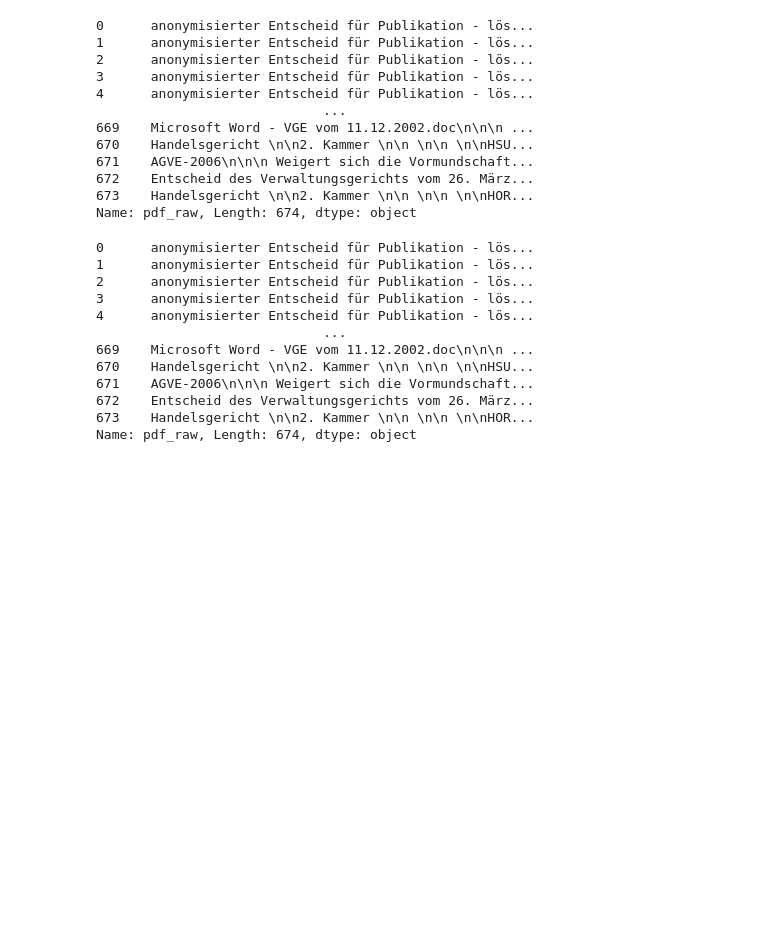
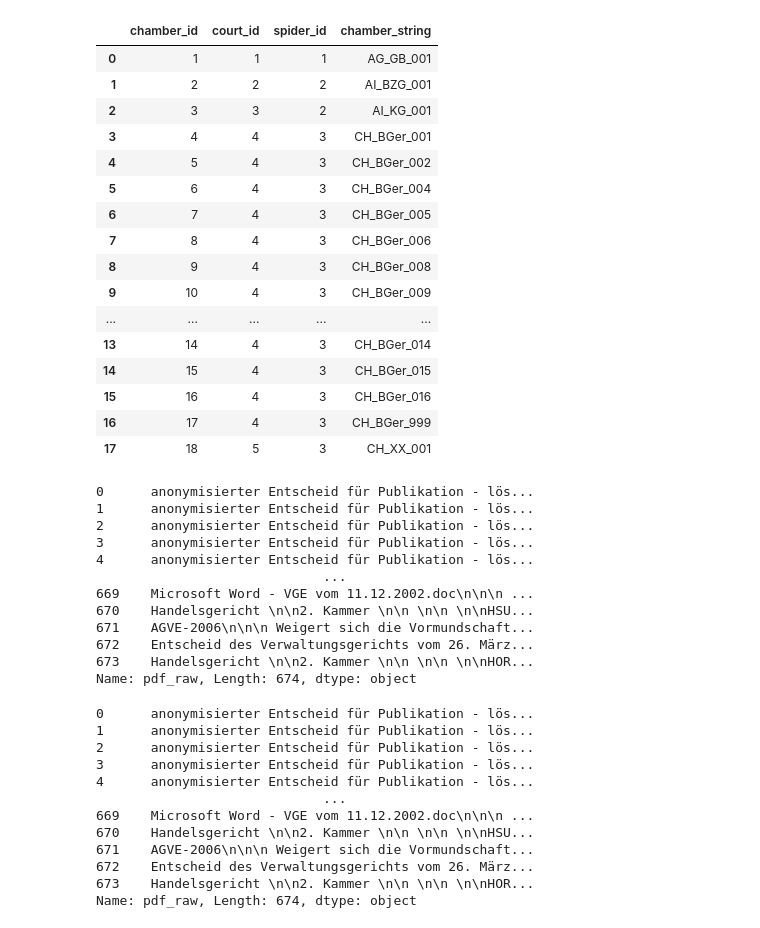
Before and after one commit to JoelNiklaus/SwissCourtRulingCorpus, a Jupyter notebook: test.ipynb, the cells around one changed output. Saved outputs shown, nothing was run; the diff lists cells and outputs as text; code cells hidden in the pictures; blank space fills up the shorter version.

```diff
--- a/test.ipynb
+++ b/test.ipynb
@@ -132,3 +150,25 @@ lower_court 0
+# %%
+sql_query = 'SELECT * FROM chamber'
+df_iterator = pd.read_sql(sql_query,get_engine().connect())
+df_iterator#['decision']
+# %% [output]
+|  | chamber_id | court_id | spider_id | chamber_string |
+| 0 | 1 | 1 | 1 | AG_GB_001 |
+| 1 | 2 | 2 | 2 | AI_BZG_001 |
+| 2 | 3 | 3 | 2 | AI_KG_001 |
+| 3 | 4 | 4 | 3 | CH_BGer_001 |
+| 4 | 5 | 4 | 3 | CH_BGer_002 |
+| 5 | 6 | 4 | 3 | CH_BGer_004 |
+| 6 | 7 | 4 | 3 | CH_BGer_005 |
+| 7 | 8 | 4 | 3 | CH_BGer_006 |
+| 8 | 9 | 4 | 3 | CH_BGer_008 |
+| 9 | 10 | 4 | 3 | CH_BGer_009 |
+| ... | ... | ... | ... | ... |
+| 13 | 14 | 4 | 3 | CH_BGer_014 |
+| 14 | 15 | 4 | 3 | CH_BGer_015 |
+| 15 | 16 | 4 | 3 | CH_BGer_016 |
+| 16 | 17 | 4 | 3 | CH_BGer_999 |
+| 17 | 18 | 5 | 3 | CH_XX_001 |
 # %%
 sql_query = 'SELECT * FROM language'
 df_iterator = pd.read_sql(sql_query,get_engine().connect())
```
Also changed, not shown: parts of 22 cells of this notebook, 19 other files.
